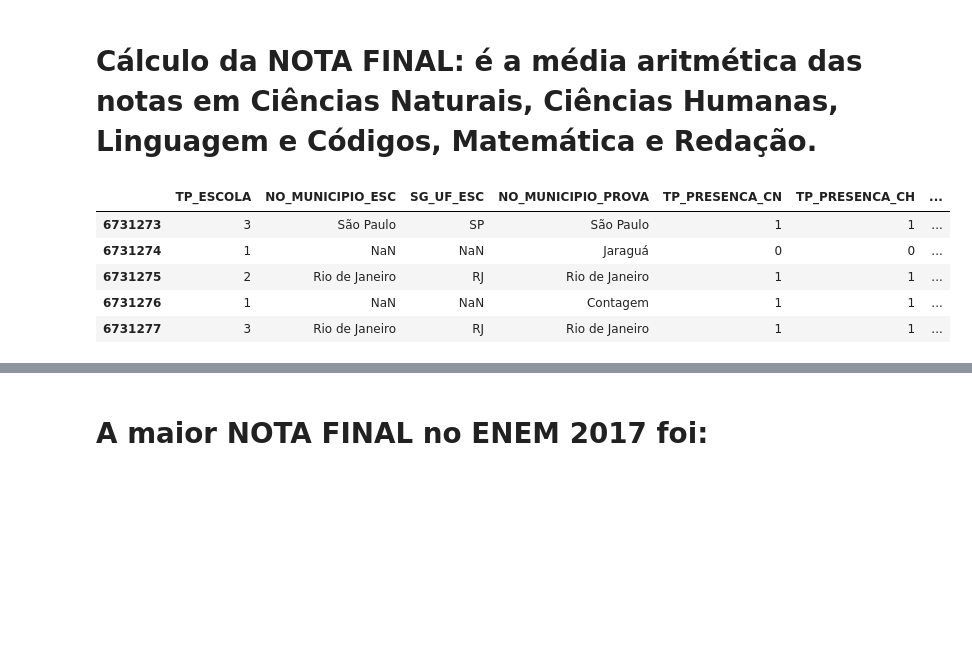
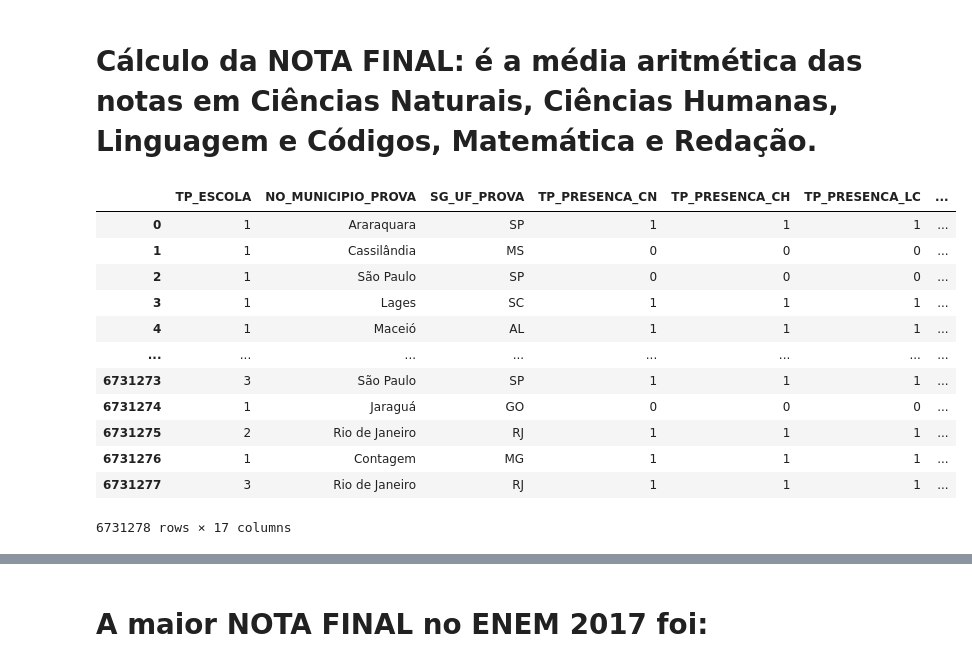
Before and after one commit to audreymoreira/case_ENEM_2017, a Jupyter notebook: Vistas_do_ENEM_2017.ipynb, the cells around one changed output, grey strips where cells are left out. Drawn from its saved outputs; the diff is of its cells as text; code cells hidden in the pictures; blank space fills up the shorter version.

```diff
--- a/Vistas_do_ENEM_2017.ipynb
+++ b/Vistas_do_ENEM_2017.ipynb
@@ -23,15 +23,14 @@ with zipfile.ZipFile('/content/drive/MyDrive/COLAB_DADOS/MICRODADOS_ENEM_2017.zi
 # %% [output]
 MICRODADOS_ENEM_2017.csv
 # %%
-colunas =['TP_ESCOLA', 'NO_MUNICIPIO_ESC', 'NO_MUNICIPIO_PROVA', 'SG_UF_ESC',
+colunas =['TP_ESCOLA', 'NO_MUNICIPIO_PROVA', 'SG_UF_PROVA',
           'TP_PRESENCA_CH', 'TP_PRESENCA_CN', 'TP_PRESENCA_LC', 'TP_PRESENCA_MT',
           'NU_NOTA_CH', 'NU_NOTA_CN', 'NU_NOTA_LC', 'NU_NOTA_MT', 'NU_NOTA_REDACAO',
           'Q001', 'Q002', 'Q006', 'Q025']
 
 dtype={'TP_ESCOLA': 'category',
-       'NO_MUNICIPIO_ESC': 'category',
        'NO_MUNICIPIO_PROVA': 'category',
-       'SG_UF_ESC': 'category',
+       'SG_UF_PROVA': 'category',
        'TP_PRESENCA_CH': 'category',
        'TP_PRESENCA_CN': 'category',
        'TP_PRESENCA_LC': 'category',
@@ -92,11 +90,18 @@ p_questoes
 # %%
 enem_2017['NOTA_FINAL'] = (enem_2017['NU_NOTA_CN'] + enem_2017['NU_NOTA_CH'] + enem_2017['NU_NOTA_LC'] + enem_2017['NU_NOTA_MT'] + enem_2017['NU_NOTA_REDACAO']) / 5
 # %%
-enem_2017.tail()
+enem_2017
 # %% [output]
-|  | TP_ESCOLA | NO_MUNICIPIO_ESC | SG_UF_ESC | NO_MUNICIPIO_PROVA | TP_PRESENCA_CN | TP_PRESENCA_CH | ... |
-| 6731273 | 3 | São Paulo | SP | São Paulo | 1 | 1 | ... |
-| 6731274 | 1 | NaN | NaN | Jaraguá | 0 | 0 | ... |
-| 6731275 | 2 | Rio de Janeiro | RJ | Rio de Janeiro | 1 | 1 | ... |
-| 6731276 | 1 | NaN | NaN | Contagem | 1 | 1 | ... |
-| 6731277 | 3 | Rio de Janeiro | RJ | Rio de Janeiro | 1 | 1 | ... |
+|  | TP_ESCOLA | NO_MUNICIPIO_PROVA | SG_UF_PROVA | TP_PRESENCA_CN | TP_PRESENCA_CH | TP_PRESENCA_LC | ... |
+| 0 | 1 | Araraquara | SP | 1 | 1 | 1 | ... |
+| 1 | 1 | Cassilândia | MS | 0 | 0 | 0 | ... |
+| 2 | 1 | São Paulo | SP | 0 | 0 | 0 | ... |
+| 3 | 1 | Lages | SC | 1 | 1 | 1 | ... |
+| 4 | 1 | Maceió | AL | 1 | 1 | 1 | ... |
+| ... | ... | ... | ... | ... | ... | ... | ... |
+| 6731273 | 3 | São Paulo | SP | 1 | 1 | 1 | ... |
+| 6731274 | 1 | Jaraguá | GO | 0 | 0 | 0 | ... |
+| 6731275 | 2 | Rio de Janeiro | RJ | 1 | 1 | 1 | ... |
+| 6731276 | 1 | Contagem | MG | 1 | 1 | 1 | ... |
+| 6731277 | 3 | Rio de Janeiro | RJ | 1 | 1 | 1 | ... |
+6731278 rows × 17 columns
```
Also changed, not shown: parts of 20 cells of this notebook.
